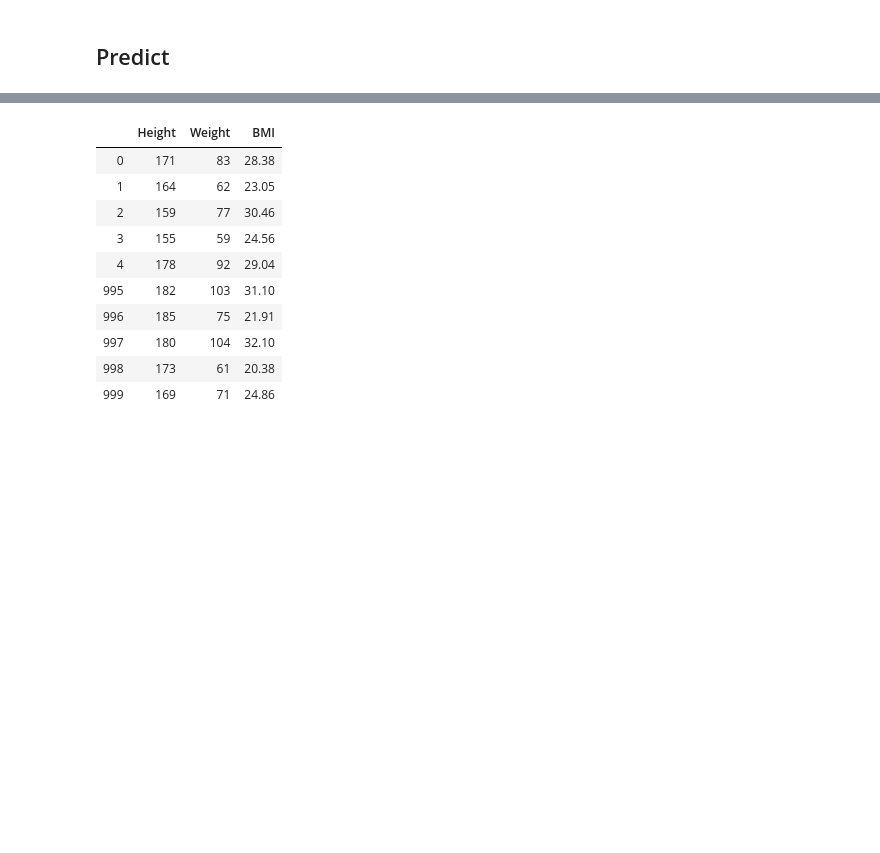
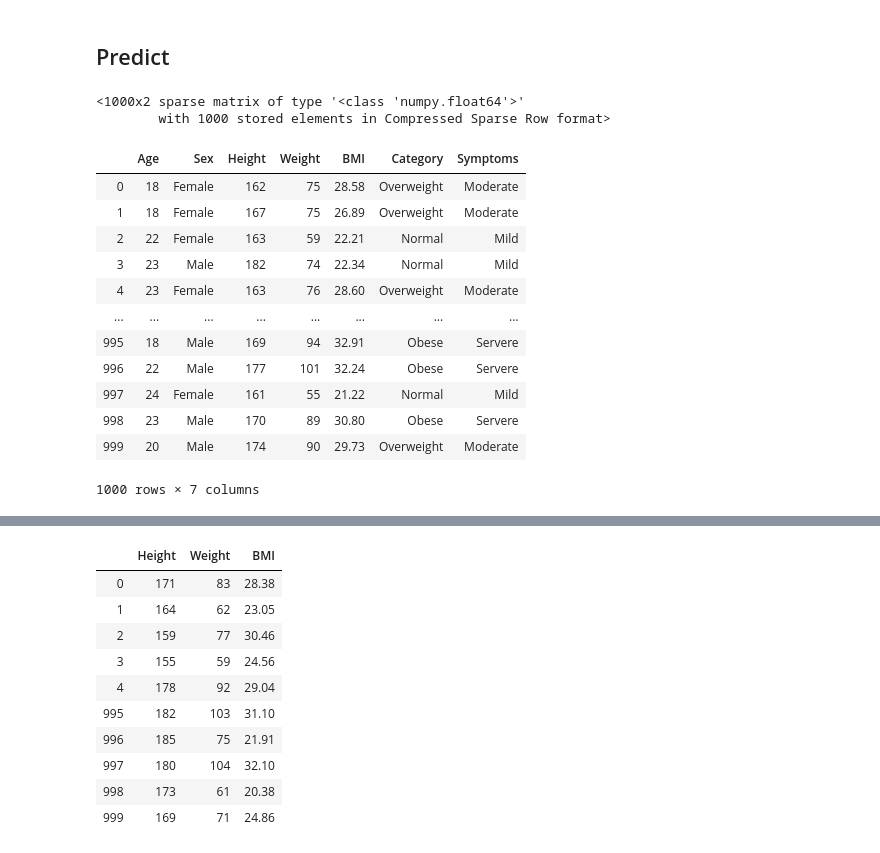
Before and after one commit to shaner1/ProgDA_Project_20, a Jupyter notebook: ProgDA_Project_2020.ipynb, the cells around one changed output, grey strips where cells are left out. Saved outputs shown, nothing was run; the diff lists cells and outputs as text; code cells hidden in the pictures; blank space fills up the shorter version.

Commit message:
Improving notebook and adding preprocessing to dataset

```diff
--- a/ProgDA_Project_2020.ipynb
+++ b/ProgDA_Project_2020.ipynb
@@ -333 +310,28 @@ inputs = df[['Height','Weight','BMI']]
 outputs = df[['Symptoms']]
+# %%
+# encode caegorical variables
+from sklearn.preprocessing import OneHotEncoder
+ohe = OneHotEncoder()
+ohe.fit_transform(df[['Sex']])
+
+#https://stackoverflow.com/questions/41083869/double-square-brackets-side-by-side-in-python
+#https://www.youtube.com/watch?v=0w78CHM_ubM
+# %% [output]
+<1000x2 sparse matrix of type '<class 'numpy.float64'>'
+        with 1000 stored elements in Compressed Sparse Row format>
+# %%
+df
+# %% [output]
+|  | Age | Sex | Height | Weight | BMI | Category | Symptoms |
+| 0 | 18 | Female | 162 | 75 | 28.58 | Overweight | Moderate |
+| 1 | 18 | Female | 167 | 75 | 26.89 | Overweight | Moderate |
+| 2 | 22 | Female | 163 | 59 | 22.21 | Normal | Mild |
+| 3 | 23 | Male | 182 | 74 | 22.34 | Normal | Mild |
+| 4 | 23 | Female | 163 | 76 | 28.60 | Overweight | Moderate |
+| ... | ... | ... | ... | ... | ... | ... | ... |
+| 995 | 18 | Male | 169 | 94 | 32.91 | Obese | Servere |
+| 996 | 22 | Male | 177 | 101 | 32.24 | Obese | Servere |
+| 997 | 24 | Female | 161 | 55 | 21.22 | Normal | Mild |
+| 998 | 23 | Male | 170 | 89 | 30.80 | Obese | Servere |
+| 999 | 20 | Male | 174 | 90 | 29.73 | Overweight | Moderate |
+1000 rows × 7 columns
```
Also changed, not shown: parts of 29 cells of this notebook.
